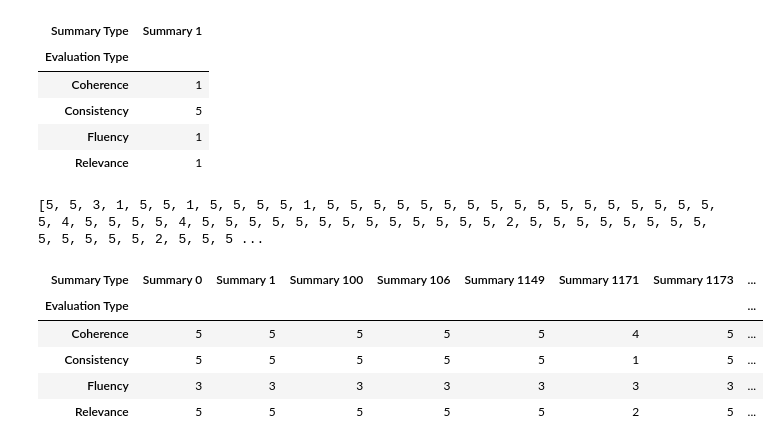
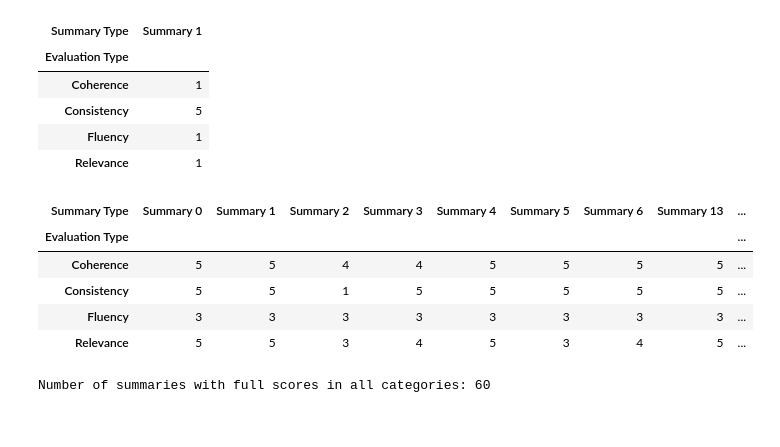
Before and after one commit to xinyang-handalindah/G-Eval_ManjaTechnologies, a Jupyter notebook: G-Eval.ipynb, the cells around one changed output. Drawn from its saved outputs; the diff is of its cells as text; code cells hidden in the pictures.

```diff
--- a/G-Eval.ipynb
+++ b/G-Eval.ipynb
@@ -329,40 +329,40 @@ evaluation_metrics = {
     "Coherence": (COHERENCE_SCORE_CRITERIA, COHERENCE_SCORE_STEPS),
     "Consistency": (CONSISTENCY_SCORE_CRITERIA, CONSISTENCY_SCORE_STEPS),
     "Fluency": (FLUENCY_SCORE_CRITERIA, FLUENCY_SCORE_STEPS),
 }
 
 data = {"Evaluation Type": [], "Summary Type": [], "Score": []}
 
 for eval_type, (criteria, steps) in evaluation_metrics.items():
     for i in range(len(summaries['No'])):
 
         query = summaries['Query'][i]
         summary_type = f'Summary {summaries["No"][i]}'
         summary = summaries['Summary'][i]
 
-        if query is None or summary is None: # check if the query is not none
-            continue # if either one is none, then skip this iteration
-
         data["Evaluation Type"].append(eval_type)
         data["Summary Type"].append(summary_type)
 
         result = get_geval_score(criteria, steps, query, summary, eval_type)
         score_num = int(result.strip())
 
         data["Score"].append(score_num)
 
 pivot_df = pd.DataFrame(data, index=None).pivot(
     index="Evaluation Type",
     columns="Summary Type",
     values="Score"
 )
+
+sorted_columns = sorted(pivot_df.columns, key=lambda x: int(x.split()[-1]))
+pivot_df = pivot_df[sorted_columns]
+
 styled_pivot_df = pivot_df.style.apply(highlight_max, axis=1)
 display(styled_pivot_df)
 # %% [output]
-[5, 5, 3, 1, 5, 5, 1, 5, 5, 5, 5, 1, 5, 5, 5, 5, 5, 5, 5, 5, 5, 5, 5, 5, 5, 5, 5, 5, 5, 5, 4, 5, 5, 5, 5, 4, 5, 5, 5, 5, 5, 5, 5, 5, 5, 5, 5, 5, 5, 2, 5, 5, 5, 5, 5, 5, 5, 5, 5, 5, 5, 5, 5, 2, 5, 5, 5 ...
-| Summary Type | Summary 0 | Summary 1 | Summary 100 | Summary 106 | Summary 1149 | Summary 1171 | Summary 1173 | ... |
-| Evaluation Type |  |  |  |  |  |  |  | ... |
-| Coherence | 5 | 5 | 5 | 5 | 5 | 4 | 5 | ... |
-| Consistency | 5 | 5 | 5 | 5 | 5 | 1 | 5 | ... |
-| Fluency | 3 | 3 | 3 | 3 | 3 | 3 | 3 | ... |
-| Relevance | 5 | 5 | 5 | 5 | 5 | 2 | 5 | ... |
+| Summary Type | Summary 0 | Summary 1 | Summary 2 | Summary 3 | Summary 4 | Summary 5 | Summary 6 | Summary 13 | ... |
+| Evaluation Type |  |  |  |  |  |  |  |  | ... |
+| Coherence | 5 | 5 | 4 | 4 | 5 | 5 | 5 | 5 | ... |
+| Consistency | 5 | 5 | 1 | 5 | 5 | 5 | 5 | 5 | ... |
+| Fluency | 3 | 3 | 3 | 3 | 3 | 3 | 3 | 3 | ... |
+| Relevance | 5 | 5 | 3 | 4 | 5 | 3 | 4 | 5 | ... |
@@ -368,0 +371,17 @@ display(styled_pivot_df)
+# %%
+# full score for each category
+
+max_scores = {
+    "Coherence": 5,
+    "Consistency": 5,
+    "Fluency": 3,
+    "Relevance": 5
+}
+
+full_score_summaries = pivot_df.apply(lambda x: all(x[eval_type] == max_scores[eval_type] for eval_type in max_scores), axis=0) # identify which summaries have received full scores in all evaluation metrics
+
+full_score_count = full_score_summaries.sum()
+
+print(f"Number of summaries with full scores in all categories: {full_score_count}")
+# %% [output]
+Number of summaries with full scores in all categories: 60
```
Also changed, not shown: parts of 1 cell of this notebook, 1 other file.
